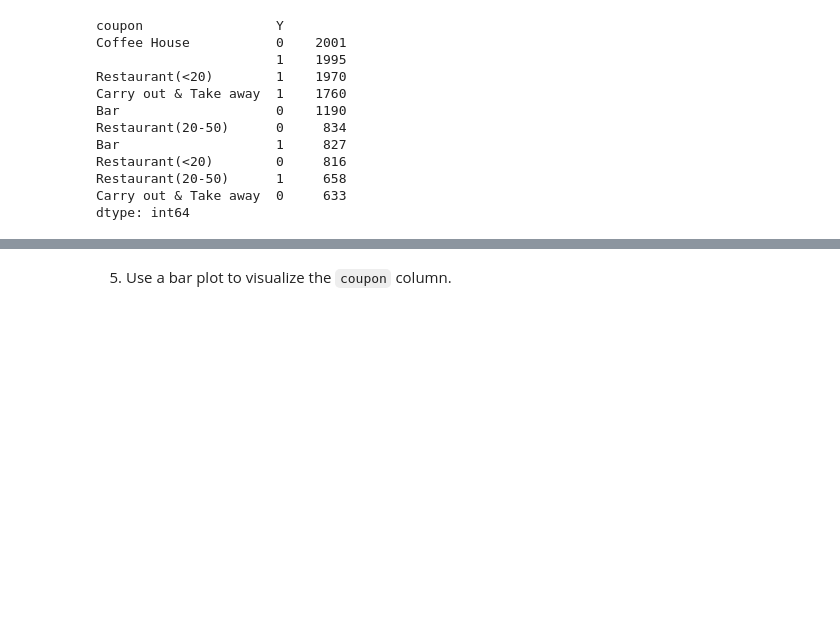
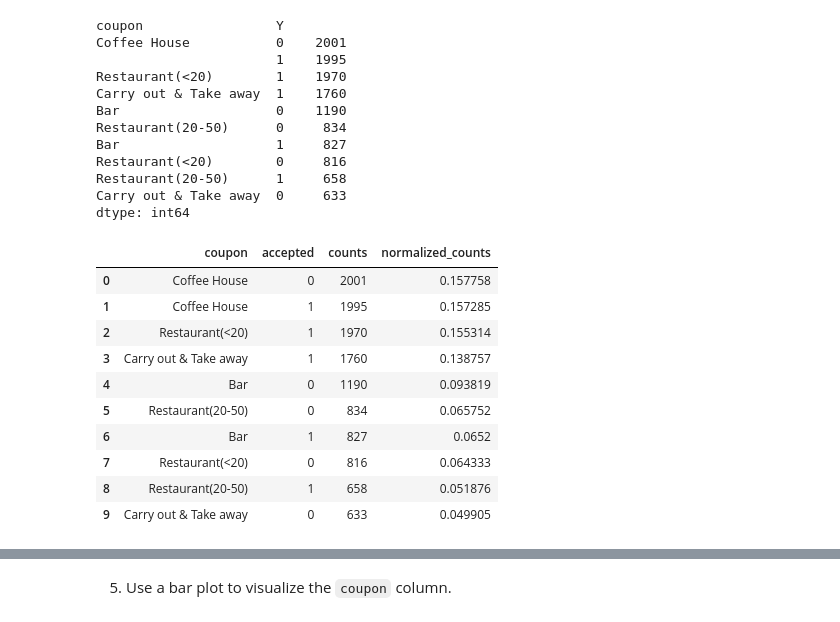
Before and after one commit to spiderweb2828/AIML-Assignment1, a Jupyter notebook: prompt.ipynb, the cells around one changed output, grey strips where cells are left out. Saved outputs shown, nothing was run; the diff lists cells and outputs as text; code cells hidden in the pictures; blank space fills up the shorter version.

```diff
--- a/prompt.ipynb
+++ b/prompt.ipynb
@@ -266,3 +266,20 @@ Restaurant(<20)        0     816
 Restaurant(20-50)      1     658
 Carry out & Take away  0     633
 dtype: int64
+# %%
+# lets do the normalize and call it under normalized_counts column
+coupon_df = pd.DataFrame(coupon_temp_set.value_counts().reset_index().values,columns=['coupon','accepted','counts'])
+coupon_df['normalized_counts'] = (coupon_df['counts'] / coupon_df['counts'].sum())
+coupon_df.head(100)
+# %% [output]
+|  | coupon | accepted | counts | normalized_counts |
+| 0 | Coffee House | 0 | 2001 | 0.157758 |
+| 1 | Coffee House | 1 | 1995 | 0.157285 |
+| 2 | Restaurant(<20) | 1 | 1970 | 0.155314 |
+| 3 | Carry out & Take away | 1 | 1760 | 0.138757 |
+| 4 | Bar | 0 | 1190 | 0.093819 |
+| 5 | Restaurant(20-50) | 0 | 834 | 0.065752 |
+| 6 | Bar | 1 | 827 | 0.0652 |
+| 7 | Restaurant(<20) | 0 | 816 | 0.064333 |
+| 8 | Restaurant(20-50) | 1 | 658 | 0.051876 |
+| 9 | Carry out & Take away | 0 | 633 | 0.049905 |
```
Also changed, not shown: parts of 1 cell of this notebook.
